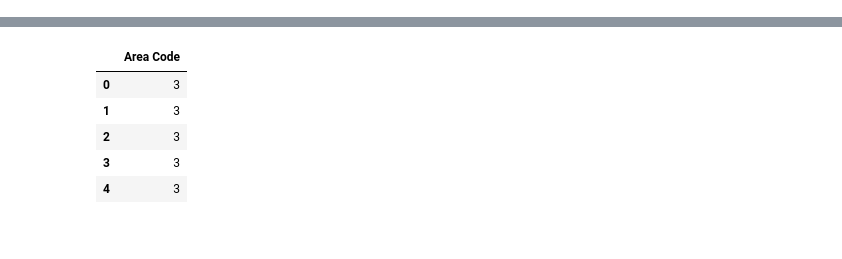
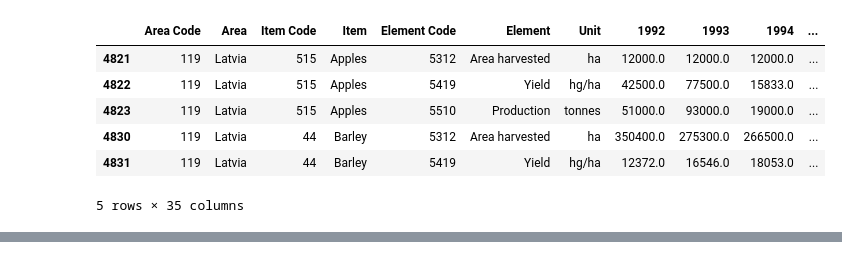
Before and after one commit to dekristi/Tech_Test, a Jupyter notebook: SGT_Project.ipynb, the cells around one changed output, grey strips where cells are left out. Drawn from its saved outputs; the diff is of its cells as text; code cells hidden in the pictures.

```diff
--- a/SGT_Project.ipynb
+++ b/SGT_Project.ipynb
@@ -74,0 +156,5 @@ memory usage: 5.3+ MB
+# %%
+#Creating new column with country short name
+
+df['Country'] = df.apply(country, axis = 1)
+df.sample(3)
@@ -74,0 +167,22 @@ memory usage: 5.3+ MB
+# %%
+#Creating latitude and logitude values
+
+geolocator = Nominatim(user_agent='berzina_e@yahoo.com')
+def geolocate(country):
+    try:
+        # Geolocate the center of the country
+        loc = geolocator.geocode(country.Country)
+        # And return latitude and longitude
+        return loc.latitude, loc.longitude
+    except:
+        # Return missing value as some countries as USSR do not exist any more
+        return None
+# %%
+#Creating new column Geolocatin with latitude and longitude values
+
+df['GeoLocation'] = df.apply(geolocate, axis = 1)
+df.sample(3)
+# %%
+#Creating two new columns
+
+df[['Latitude', 'Longitude']] = df['GeoLocation'].astype(str).str.strip('()').str.split(', ', expand=True).rename(columns={0:'Latitude', 1:'Longitude'})
@@ -125,3 +261,13 @@ df['Item'].unique()
+# %%
+df_lv.T.T.head()
+# %% [output]
+|  | Area Code | Area | Item Code | Item | Element Code | Element | Unit | 1992 | 1993 | 1994 | ... |
+| 4821 | 119 | Latvia | 515 | Apples | 5312 | Area harvested | ha | 12000.0 | 12000.0 | 12000.0 | ... |
+| 4822 | 119 | Latvia | 515 | Apples | 5419 | Yield | hg/ha | 42500.0 | 77500.0 | 15833.0 | ... |
+| 4823 | 119 | Latvia | 515 | Apples | 5510 | Production | tonnes | 51000.0 | 93000.0 | 19000.0 | ... |
+| 4830 | 119 | Latvia | 44 | Barley | 5312 | Area harvested | ha | 350400.0 | 275300.0 | 266500.0 | ... |
+| 4831 | 119 | Latvia | 44 | Barley | 5419 | Yield | hg/ha | 12372.0 | 16546.0 | 18053.0 | ... |
+5 rows × 35 columns
 # %%
 df.loc[df['Area'] =='Lithuania']
 # %% [output]
@@ -138,12 +284,3 @@ df.loc[df['Area'] =='Lithuania']
 | 5312 | 126 | Lithuania | 1735 | Vegetables Primary | 5419 | Yield | hg/ha | NaN | NaN | NaN | ... |
 | 5313 | 126 | Lithuania | 1735 | Vegetables Primary | 5510 | Production | tonnes | NaN | NaN | NaN | ... |
 258 rows × 66 columns
-# %%
-df.iloc[:5, :1]
-# %% [output]
-|  | Area Code |
-| 0 | 3 |
-| 1 | 3 |
-| 2 | 3 |
-| 3 | 3 |
-| 4 | 3 |
```
Also changed, not shown: parts of 35 cells of this notebook, 2 other files.
